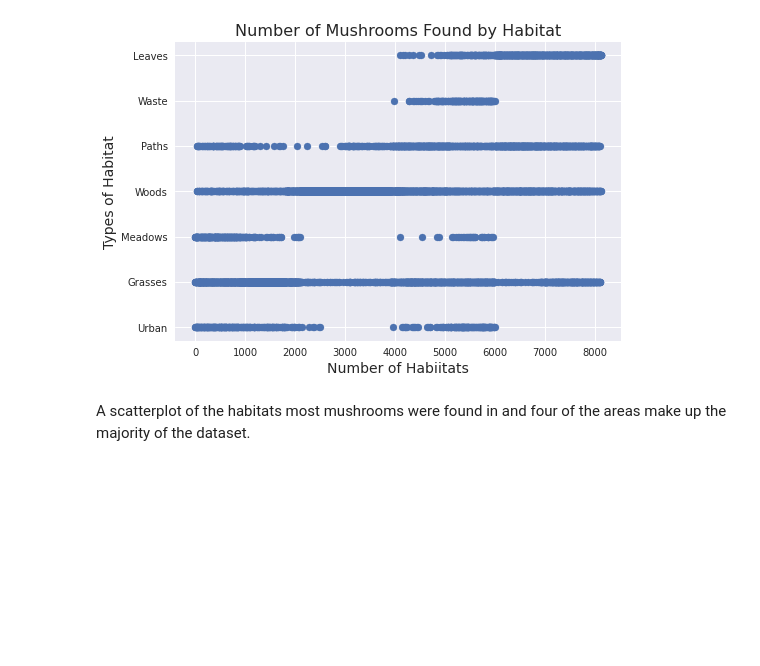
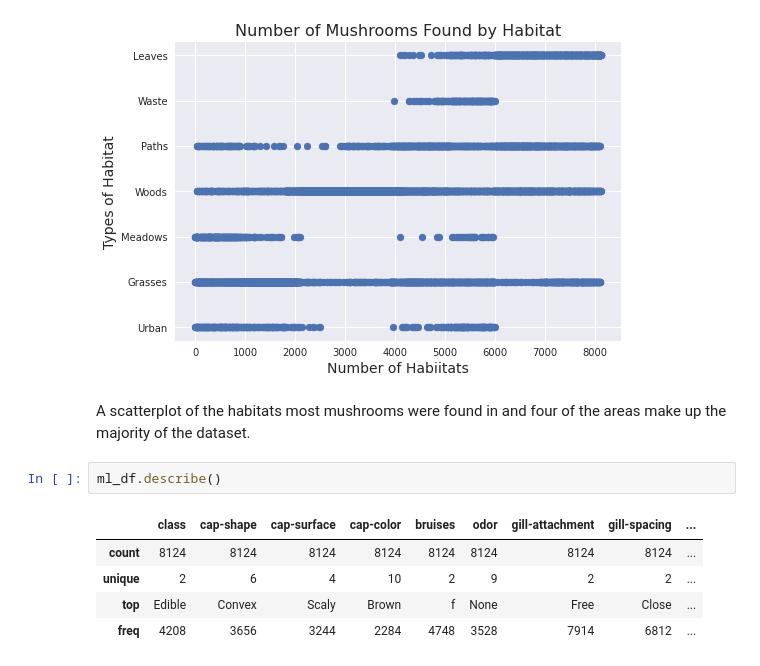
Before and after one commit to TopData530/ML-Sales-Prediction, a Jupyter notebook: Project_2_Part_2.ipynb, the cells around one changed output. Drawn from its saved outputs; the diff is of its cells as text; blank space fills up the shorter version.

```diff
--- a/Project_2_Part_2.ipynb
+++ b/Project_2_Part_2.ipynb
@@ -317,3 +364,11 @@ plt.title('Number of Mushrooms Found by Habitat', fontsize=16);
 [figure]
 # %% [markdown]
 A scatterplot of the habitats most mushrooms were found in and four of the areas make up the majority of the dataset.
+# %%
+ml_df.describe()
+# %% [output]
+|  | class | cap-shape | cap-surface | cap-color | bruises | odor | gill-attachment | gill-spacing | ... |
+| count | 8124 | 8124 | 8124 | 8124 | 8124 | 8124 | 8124 | 8124 | ... |
+| unique | 2 | 6 | 4 | 10 | 2 | 9 | 2 | 2 | ... |
+| top | Edible | Convex | Scaly | Brown | f | None | Free | Close | ... |
+| freq | 4208 | 3656 | 3244 | 2284 | 4748 | 3528 | 7914 | 6812 | ... |
```
Also changed, not shown: parts of 15 cells of this notebook.
